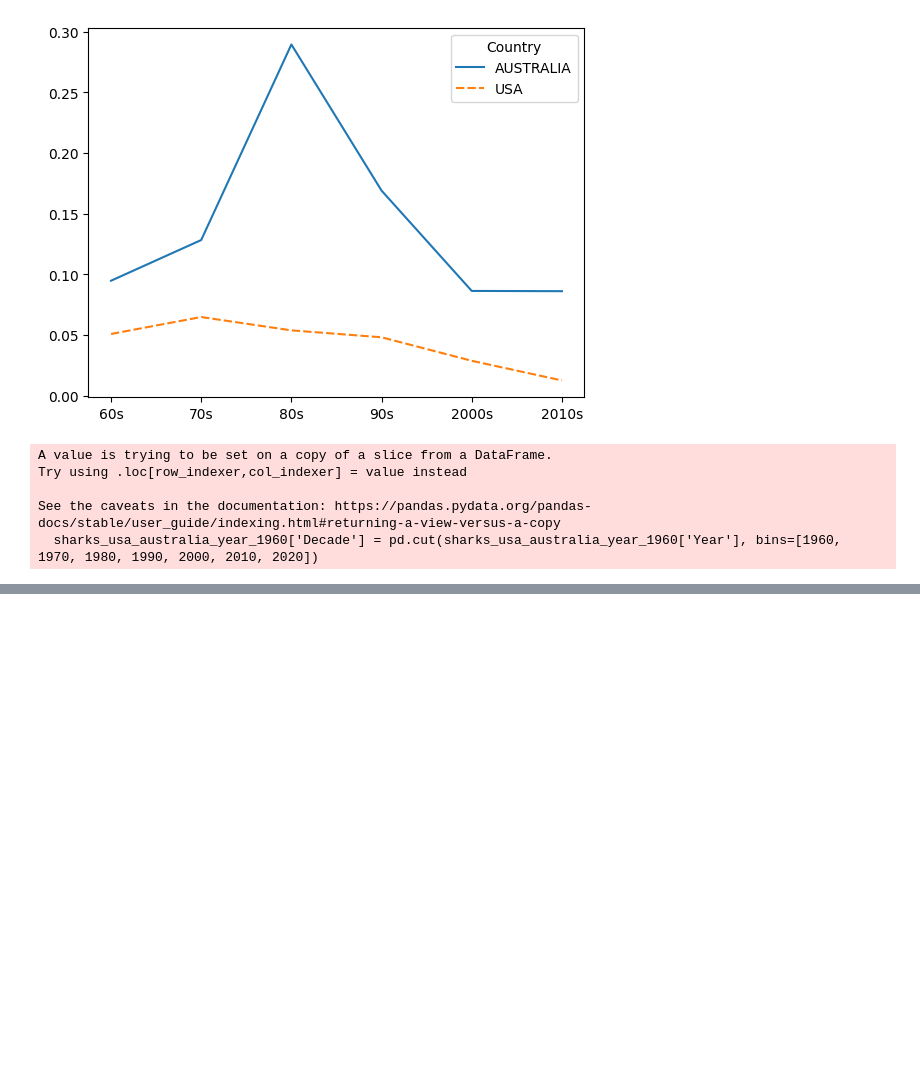
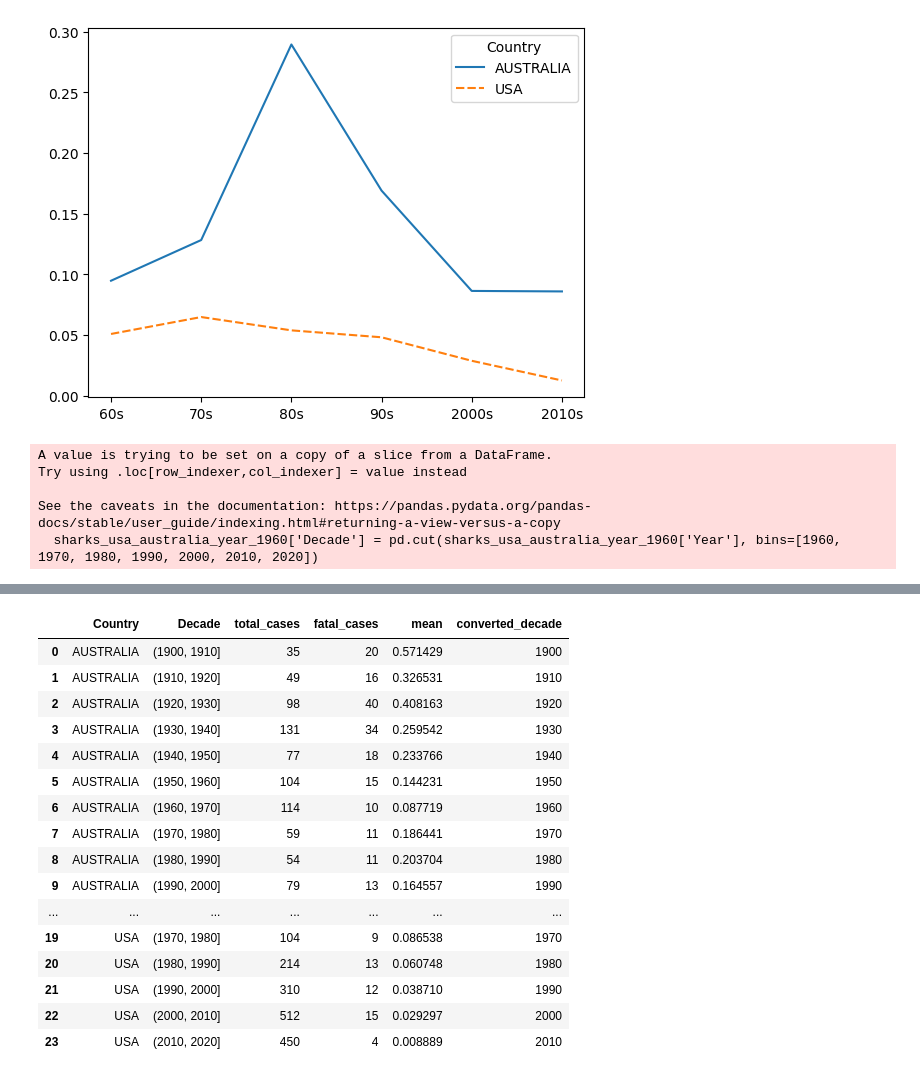
Before and after one commit to alexaiung/Shark-Attack-Analysis, a Jupyter notebook: project01.ipynb, the cells around one changed output, grey strips where cells are left out. Cells and saved outputs as stored; diff of their text form; code cells hidden in the pictures; blank space fills up the shorter version.

```diff
--- a/project01.ipynb
+++ b/project01.ipynb
@@ -642,0 +983,20 @@ print(decades_fatality_stats.sort_values(by='converted_decade')[['converted_deca
+# %%
+decades_fatality_stats_1900
+# %% [output]
+|  | Country | Decade | total_cases | fatal_cases | mean | converted_decade |
+| 0 | AUSTRALIA | (1900, 1910] | 35 | 20 | 0.571429 | 1900 |
+| 1 | AUSTRALIA | (1910, 1920] | 49 | 16 | 0.326531 | 1910 |
+| 2 | AUSTRALIA | (1920, 1930] | 98 | 40 | 0.408163 | 1920 |
+| 3 | AUSTRALIA | (1930, 1940] | 131 | 34 | 0.259542 | 1930 |
+| 4 | AUSTRALIA | (1940, 1950] | 77 | 18 | 0.233766 | 1940 |
+| 5 | AUSTRALIA | (1950, 1960] | 104 | 15 | 0.144231 | 1950 |
+| 6 | AUSTRALIA | (1960, 1970] | 114 | 10 | 0.087719 | 1960 |
+| 7 | AUSTRALIA | (1970, 1980] | 59 | 11 | 0.186441 | 1970 |
+| 8 | AUSTRALIA | (1980, 1990] | 54 | 11 | 0.203704 | 1980 |
+| 9 | AUSTRALIA | (1990, 2000] | 79 | 13 | 0.164557 | 1990 |
+| ... | ... | ... | ... | ... | ... | ... |
+| 19 | USA | (1970, 1980] | 104 | 9 | 0.086538 | 1970 |
+| 20 | USA | (1980, 1990] | 214 | 13 | 0.060748 | 1980 |
+| 21 | USA | (1990, 2000] | 310 | 12 | 0.038710 | 1990 |
+| 22 | USA | (2000, 2010] | 512 | 15 | 0.029297 | 2000 |
+| 23 | USA | (2010, 2020] | 450 | 4 | 0.008889 | 2010 |
```
Also changed, not shown: parts of 70 cells of this notebook.
